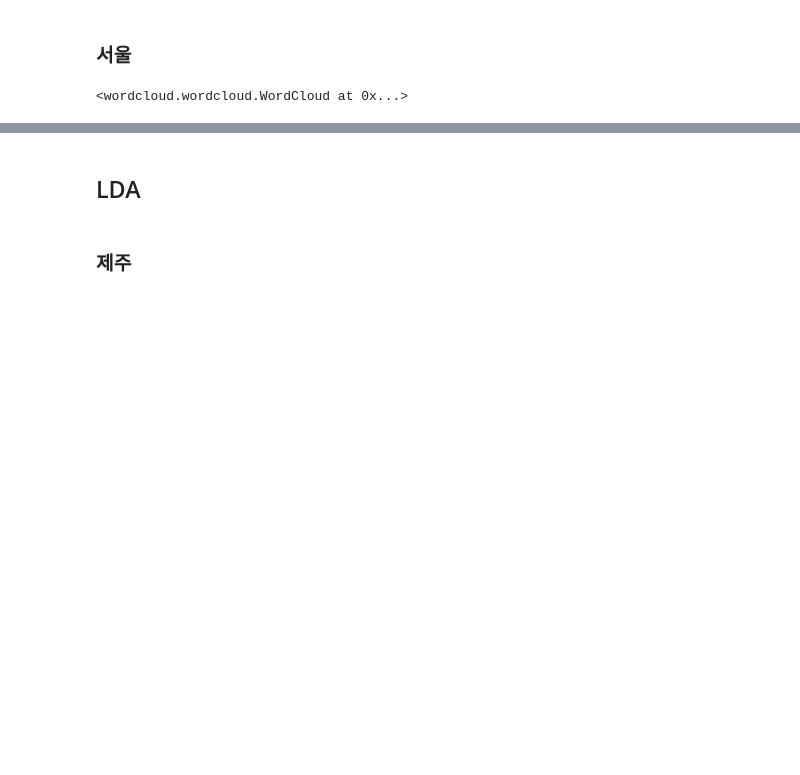
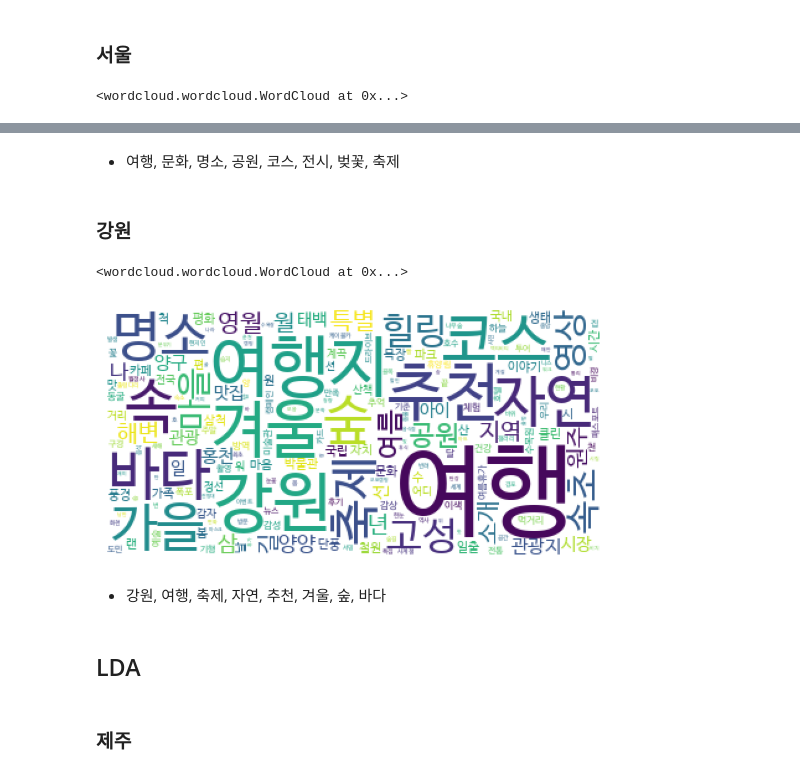
Before and after one commit to btg1631/study_data_analytics, a Jupyter notebook: docs/project_trip/NLPs.ipynb, the cells around one changed output, grey strips where cells are left out. Cells and saved outputs as stored; diff of their text form; code cells hidden in the pictures; blank space fills up the shorter version.

```diff
--- a/docs/project_trip/NLPs.ipynb
+++ b/docs/project_trip/NLPs.ipynb
@@ -199,3 +238,23 @@ plt.show()
+# %% [markdown]
+- 여행, 문화, 명소, 공원, 코스, 전시, 벚꽃, 축제
+# %% [markdown]
+### 강원
+# %%
+text_split = [word for text in review_text_gangwon for word in text.split()]
+text_split_count = Counter(text_split)
+
+wordCloud = WordCloud(background_color='white', font_path='/usr/share/fonts/truetype/nanum/NanumBarunGothic.ttf')
+wordCloud.generate_from_frequencies(text_split_count)
+# %% [output]
+<wordcloud.wordcloud.WordCloud at 0x...>
+# %%
+plt.imshow(wordCloud)
+plt.axis('off')
+plt.show()
+# %% [output]
+[figure, added]
+# %% [markdown]
+- 강원, 여행, 축제, 자연, 추천, 겨울, 숲, 바다
 # %% [markdown]
 ## LDA
 # %%
```
Also changed, not shown: parts of 35 cells of this notebook, 3 other files.
